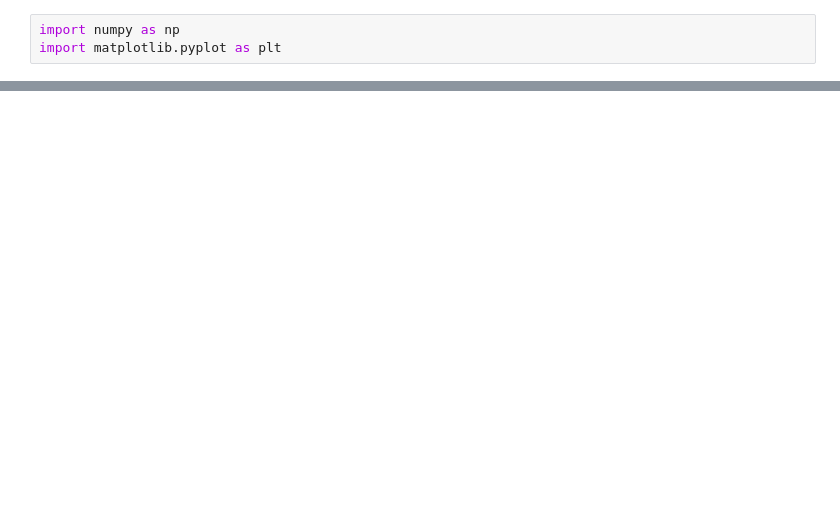
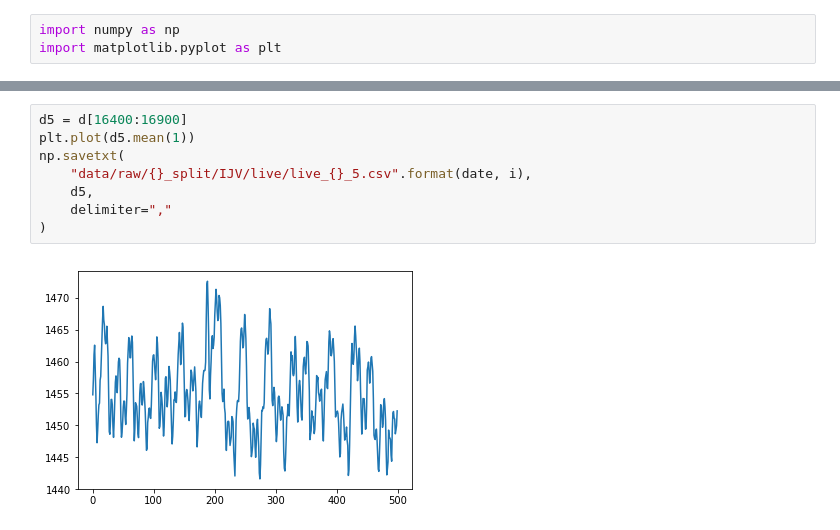
Before and after one commit to ToastCheng/ijv, a Jupyter notebook: n_切資料.ipynb, the cells around one changed output, grey strips where cells are left out. Saved outputs shown, nothing was run; the diff lists cells and outputs as text; blank space fills up the shorter version.

```diff
--- a/n_切資料.ipynb
+++ b/n_切資料.ipynb
@@ -47,0 +58,10 @@ np.savetxt(
+# %%
+d5 = d[16400:16900]
+plt.plot(d5.mean(1))
+np.savetxt(
+    "data/raw/{}_split/IJV/live/live_{}_5.csv".format(date, i),
+    d5,
+    delimiter=","
+)
+# %% [output]
+[figure, added]
```
Also changed, not shown: parts of 8 cells of this notebook, 4 other files.
